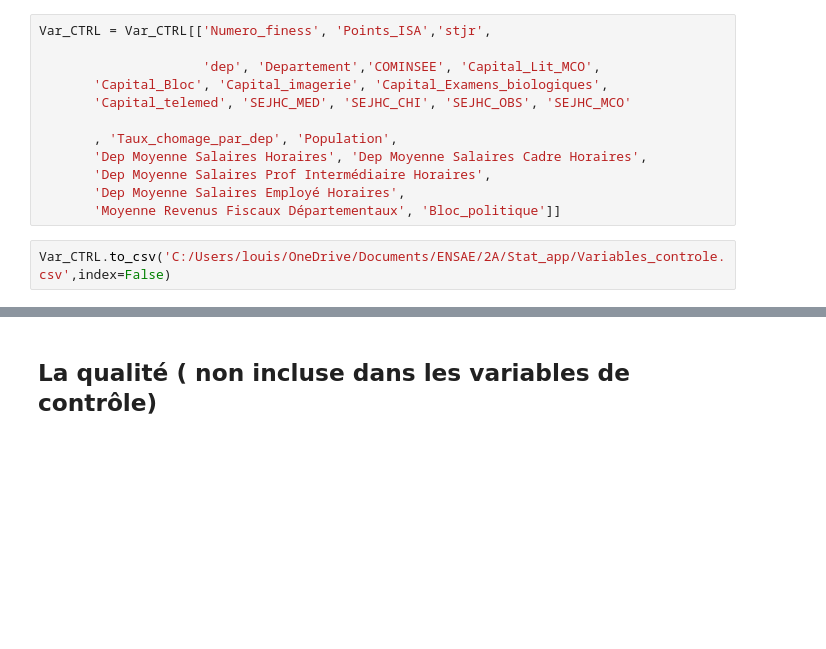
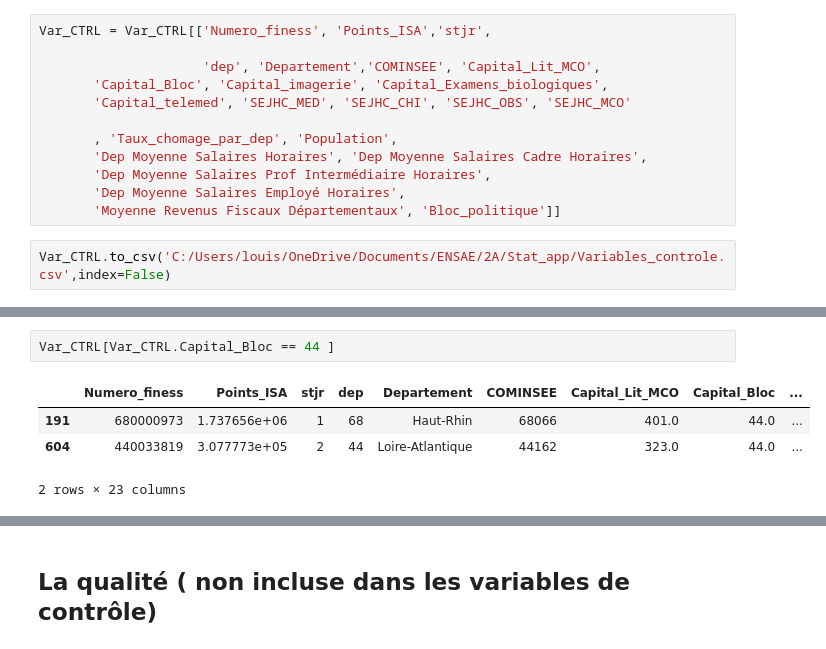
Before and after one commit to VincianeDesbois/Hopitaux_Production, a Jupyter notebook: Variables_de_controle .ipynb, the cells around one changed output, grey strips where cells are left out. Saved outputs shown, nothing was run; the diff lists cells and outputs as text; blank space fills up the shorter version.

```diff
--- a/Variables_de_controle .ipynb
+++ b/Variables_de_controle .ipynb
@@ -1622,0 +1690,7 @@ Var_CTRL.to_csv('C:/Users/louis/OneDrive/Documents/ENSAE/2A/Stat_app/Variables_c
+# %%
+Var_CTRL[Var_CTRL.Capital_Bloc == 44 ]
+# %% [output]
+|  | Numero_finess | Points_ISA | stjr | dep | Departement | COMINSEE | Capital_Lit_MCO | Capital_Bloc | ... |
+| 191 | 680000973 | 1.737656e+06 | 1 | 68 | Haut-Rhin | 68066 | 401.0 | 44.0 | ... |
+| 604 | 440033819 | 3.077773e+05 | 2 | 44 | Loire-Atlantique | 44162 | 323.0 | 44.0 | ... |
+2 rows × 23 columns
```
Also changed, not shown: parts of 24 cells of this notebook.
